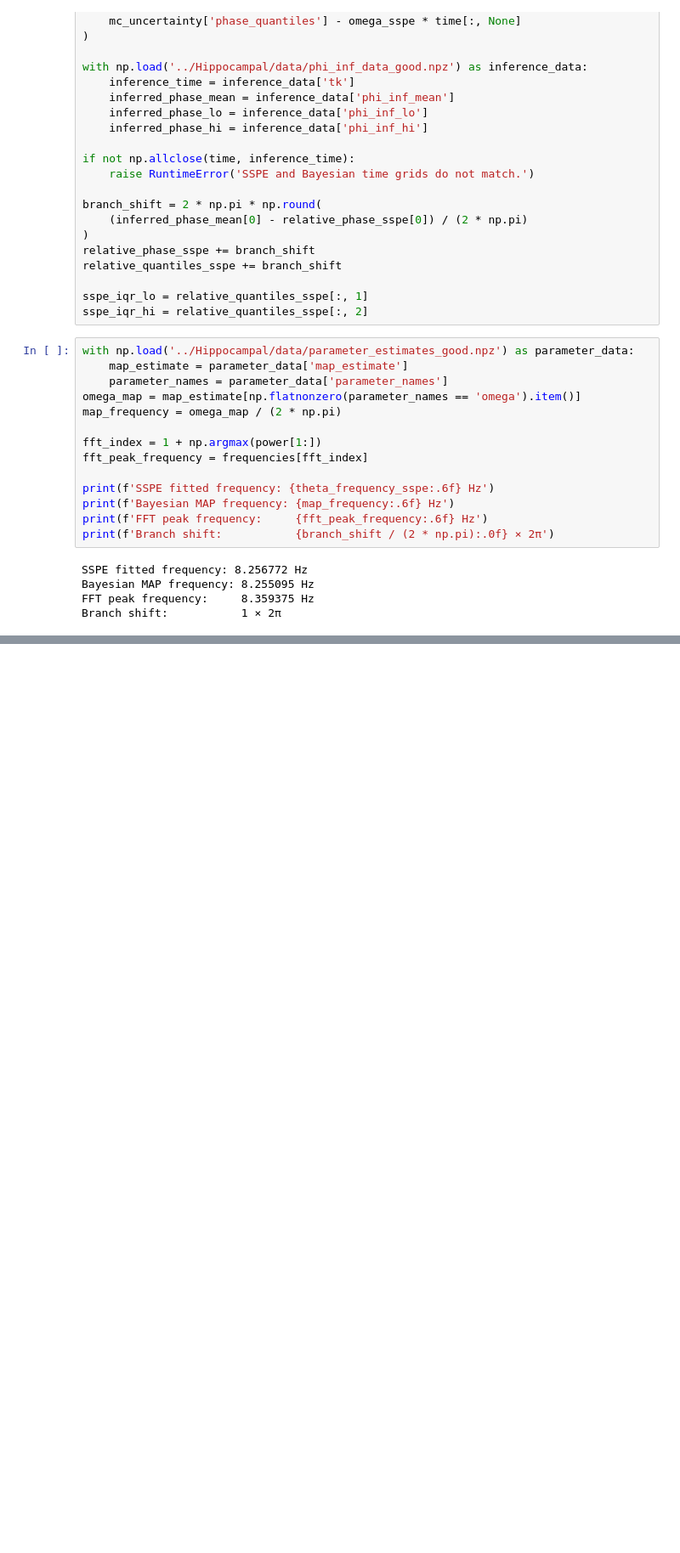
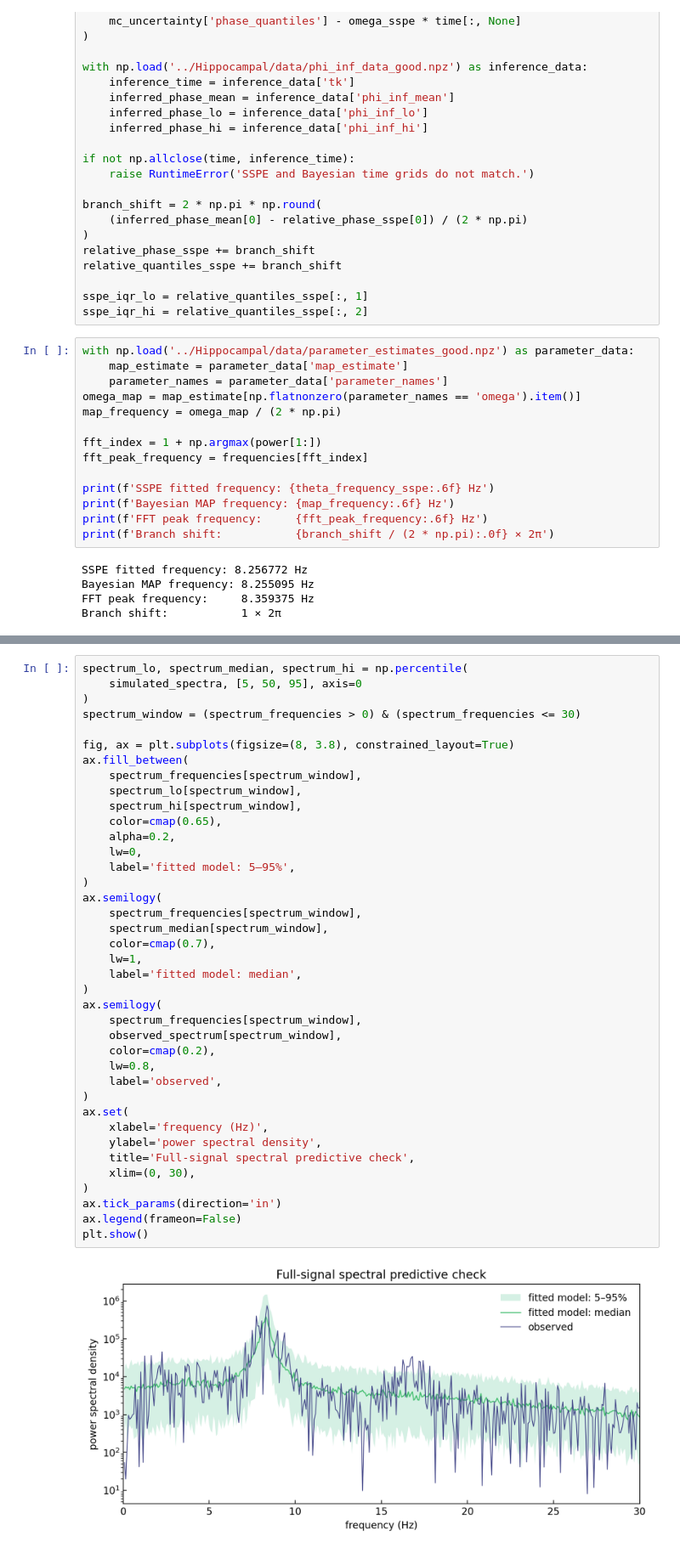
Before and after one commit to bishopgroup/phase-bayes, a Jupyter notebook: MethodComparisons/SSPE.ipynb, the cells around one changed output, grey strips where cells are left out. Shown at 85% size. Saved outputs shown, nothing was run; the diff lists cells and outputs as text; blank space fills up the shorter version.

```diff
--- a/MethodComparisons/SSPE.ipynb
+++ b/MethodComparisons/SSPE.ipynb
@@ -317,0 +605,41 @@ plt.show()
+# %%
+spectrum_lo, spectrum_median, spectrum_hi = np.percentile(
+    simulated_spectra, [5, 50, 95], axis=0
+)
+spectrum_window = (spectrum_frequencies > 0) & (spectrum_frequencies <= 30)
+
+fig, ax = plt.subplots(figsize=(8, 3.8), constrained_layout=True)
+ax.fill_between(
+    spectrum_frequencies[spectrum_window],
+    spectrum_lo[spectrum_window],
+    spectrum_hi[spectrum_window],
+    color=cmap(0.65),
+    alpha=0.2,
+    lw=0,
+    label='fitted model: 5–95%',
+)
+ax.semilogy(
+    spectrum_frequencies[spectrum_window],
+    spectrum_median[spectrum_window],
+    color=cmap(0.7),
+    lw=1,
+    label='fitted model: median',
+)
+ax.semilogy(
+    spectrum_frequencies[spectrum_window],
+    observed_spectrum[spectrum_window],
+    color=cmap(0.2),
+    lw=0.8,
+    label='observed',
+)
+ax.set(
+    xlabel='frequency (Hz)',
+    ylabel='power spectral density',
+    title='Full-signal spectral predictive check',
+    xlim=(0, 30),
+)
+ax.tick_params(direction='in')
+ax.legend(frameon=False)
+plt.show()
+# %% [output]
+[figure, added]
```
Also changed, not shown: parts of 15 cells of this notebook, 1 other file.
